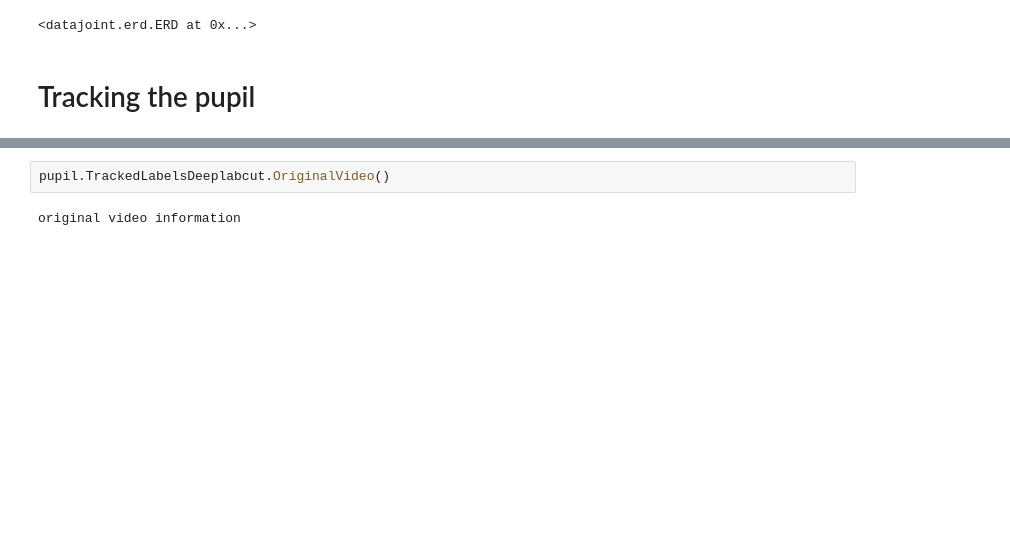
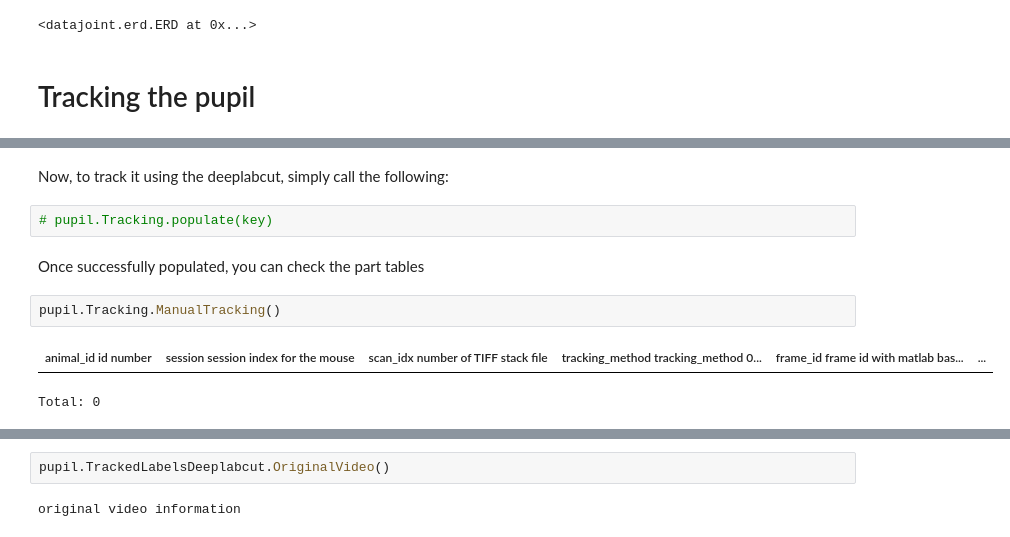
Before and after one commit to cajal/pipeline, a Jupyter notebook: python/example/how_to_track_pupil.ipynb, the cells around one changed output, grey strips where cells are left out. Drawn from its saved outputs; the diff is of its cells as text; blank space fills up the shorter version.

```diff
--- a/python/example/how_to_use_DLC_pupil_tracking.ipynb
+++ b/python/example/how_to_track_pupil.ipynb
@@ -35,0 +72,11 @@ Total: 1
+# %% [markdown]
+Now, to track it using the deeplabcut, simply call the following:
+# %%
+# pupil.Tracking.populate(key)
+# %% [markdown]
+Once successfully populated, you can check the part tables
+# %%
+pupil.Tracking.ManualTracking()
+# %% [output]
+| animal_id id number | session session index for the mouse | scan_idx number of TIFF stack file | tracking_method tracking_method 0... | frame_id frame id with matlab bas... | ... |
+Total: 0
```
Also changed, not shown: parts of 15 cells of this notebook.
